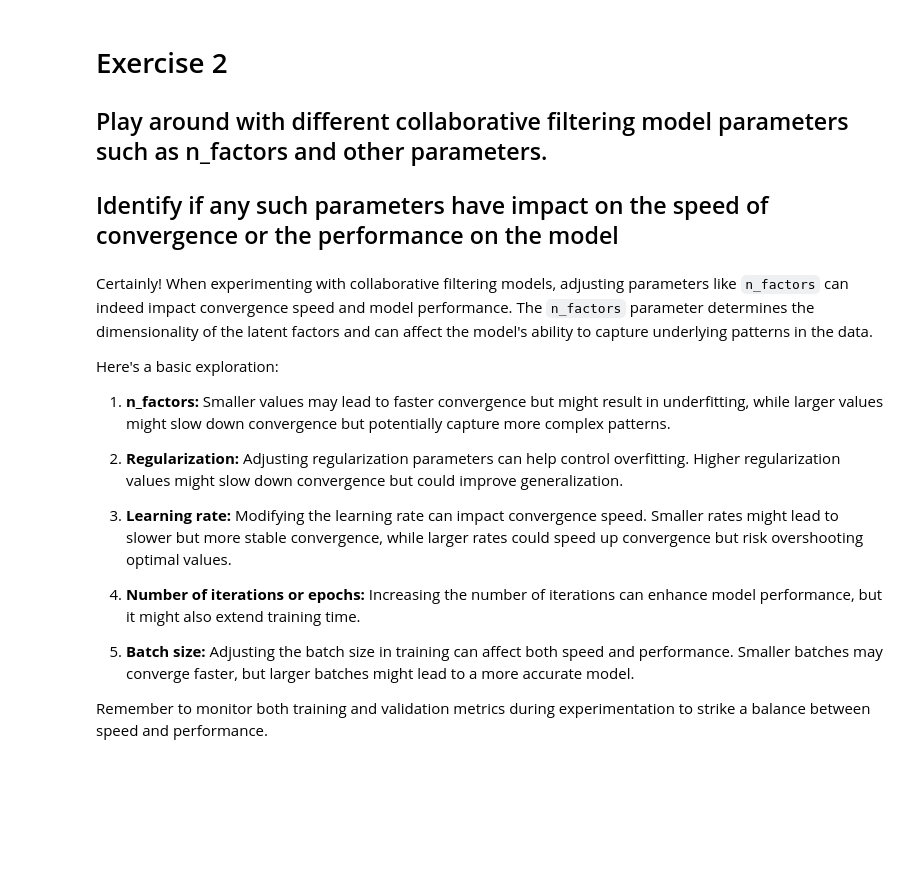
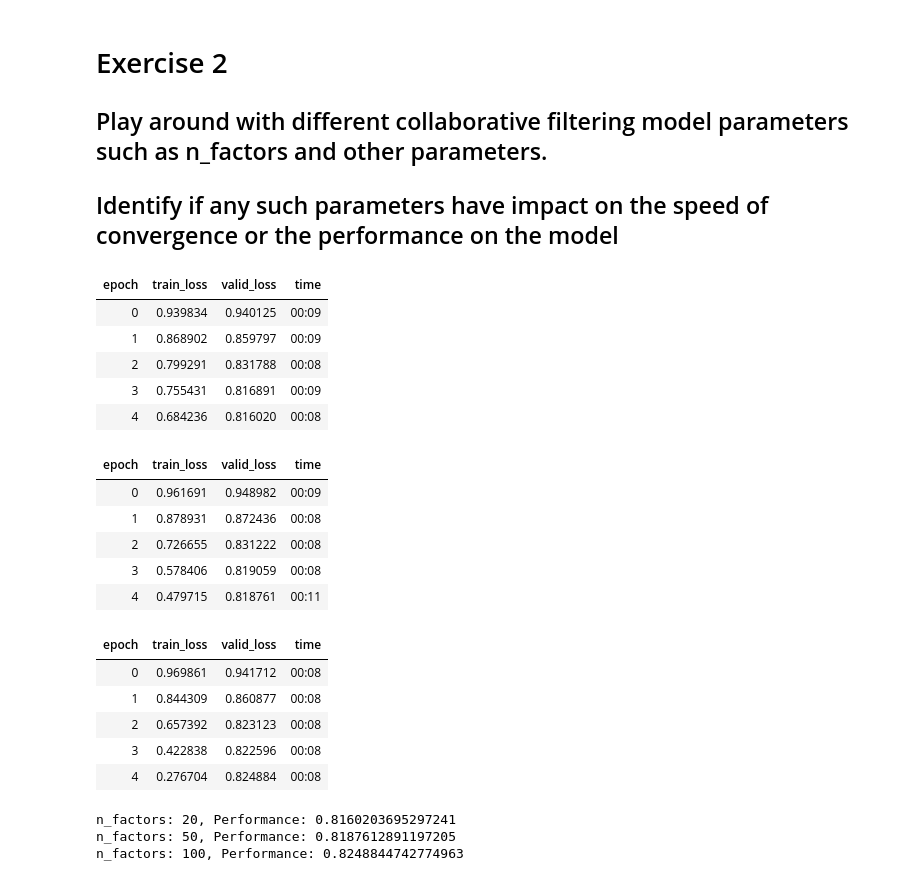
Before and after one commit to hariprasad2422/FMML_LABS, a Jupyter notebook: Module_7_Project.ipynb, the cells around one changed output. Drawn from its saved outputs; the diff is of its cells as text; code cells hidden in the pictures; blank space fills up the shorter version.

```diff
--- a/Module_7_Project.ipynb
+++ b/Module_7_Project.ipynb
@@ -789,21 +813,52 @@ plt.show()
 
 ## Play around with different collaborative filtering model parameters such as n_factors and other parameters.
 ## Identify if any such parameters have impact on the speed of convergence or the performance on the model
-# %% [markdown]
-Certainly! When experimenting with collaborative filtering models, adjusting parameters like `n_factors` can indeed impact convergence speed and model performance. The `n_factors` parameter determines the dimensionality of the latent factors and can affect the model's ability to capture underlying patterns in the data.
-
-Here's a basic exploration:
-
-1. **n_factors:** Smaller values may lead to faster convergence but might result in underfitting, while larger values might slow down convergence but potentially capture more complex patterns.
-
-2. **Regularization:** Adjusting regularization parameters can help control overfitting. Higher regularization values might slow down convergence but could improve generalization.
-
-3. **Learning rate:** Modifying the learning rate can impact convergence speed. Smaller rates might lead to slower but more stable convergence, while larger rates could speed up convergence but risk overshooting optimal values.
-
-4. **Number of iterations or epochs:** Increasing the number of iterations can enhance model performance, but it might also extend training time.
-
-5. **Batch size:** Adjusting the batch size in training can affect both speed and performance. Smaller batches may converge faster, but larger batches might lead to a more accurate model.
-
-Remember to monitor both training and validation metrics during experimentation to strike a balance between speed and performance.
 # %%
 # CODE
+# %%
+# Experimenting with different collaborative filtering model parameters
+
+# List of n_factors values to try
+n_factors_values = [20, 50, 100]
+
+# Dictionary to store results
+results = {}
+
+for n_factors in n_factors_values:
+    # Create CollabDataLoaders object
+    dls = CollabDataLoaders.from_df(ratings, item_name='title', bs=64)
+
+    # Create collab_learner with different n_factors
+    learn = collab_learner(dls, n_factors=n_factors, y_range=(0, 5.5))
+
+    # Train the model
+    learn.fit_one_cycle(5, 5e-3, wd=0.1)
+
+    # Store the model and its performance
+    results[n_factors] = {'model': learn.model, 'performance': learn.recorder.values[-1][-1]}
+
+# Print results
+for n_factors, result in results.items():
+    print(f"n_factors: {n_factors}, Performance: {result['performance']}")
+# %% [output]
+| epoch | train_loss | valid_loss | time |
+| 0 | 0.939834 | 0.940125 | 00:09 |
+| 1 | 0.868902 | 0.859797 | 00:09 |
+| 2 | 0.799291 | 0.831788 | 00:08 |
+| 3 | 0.755431 | 0.816891 | 00:09 |
+| 4 | 0.684236 | 0.816020 | 00:08 |
+| epoch | train_loss | valid_loss | time |
+| 0 | 0.961691 | 0.948982 | 00:09 |
+| 1 | 0.878931 | 0.872436 | 00:08 |
+| 2 | 0.726655 | 0.831222 | 00:08 |
+| 3 | 0.578406 | 0.819059 | 00:08 |
+| 4 | 0.479715 | 0.818761 | 00:11 |
+| epoch | train_loss | valid_loss | time |
+| 0 | 0.969861 | 0.941712 | 00:08 |
+| 1 | 0.844309 | 0.860877 | 00:08 |
+| 2 | 0.657392 | 0.823123 | 00:08 |
+| 3 | 0.422838 | 0.822596 | 00:08 |
+| 4 | 0.276704 | 0.824884 | 00:08 |
+n_factors: 20, Performance: 0.8160203695297241
+n_factors: 50, Performance: 0.8187612891197205
+n_factors: 100, Performance: 0.8248844742774963
```
Also changed, not shown: parts of 21 cells of this notebook.
